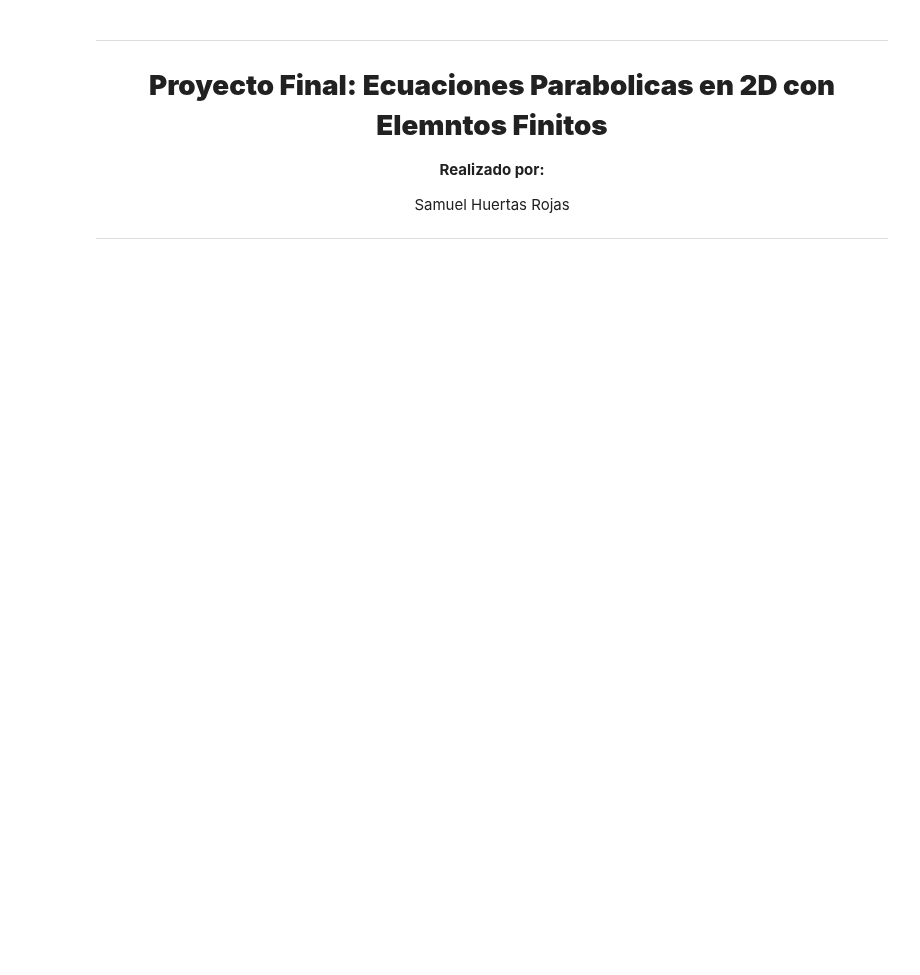
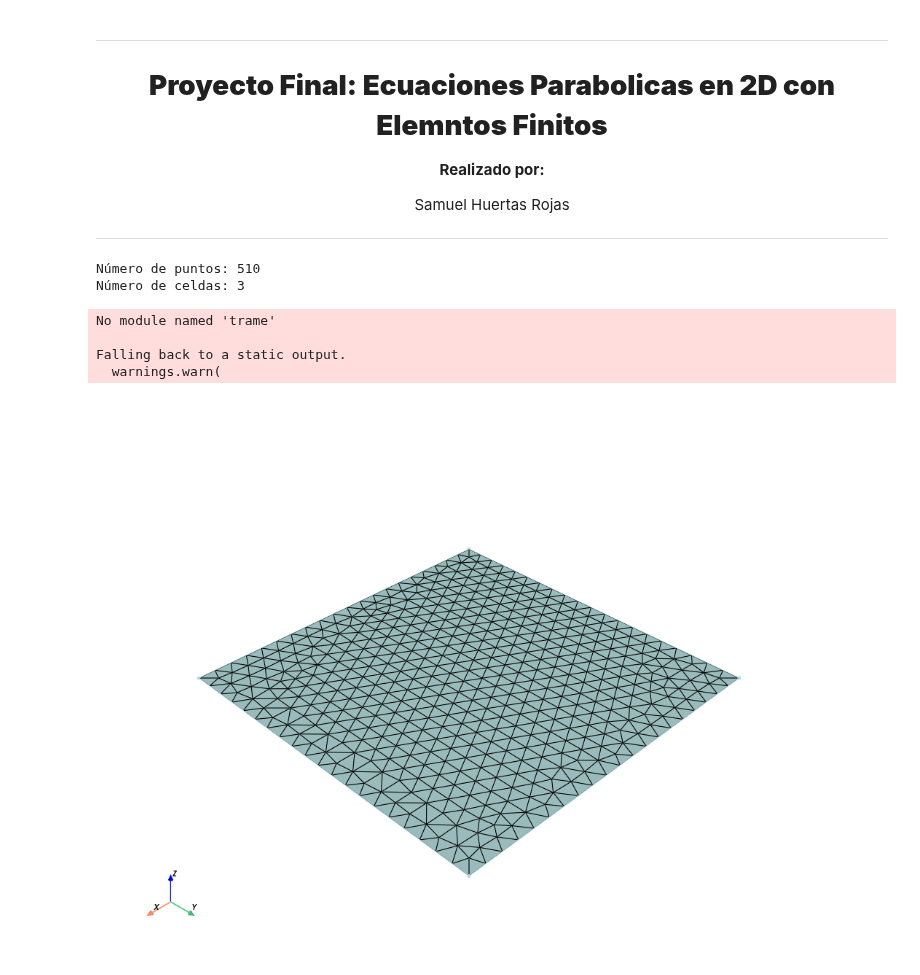
Before and after one commit to SamHuRo/solucion-numerica-de-EDP, a Jupyter notebook: Proyecto_Final/proyecto-final.ipynb, the cells around one changed output. Drawn from its saved outputs; the diff is of its cells as text; code cells hidden in the pictures; blank space fills up the shorter version.

```diff
--- a/Proyecto_Final/proyecto-final.ipynb
+++ b/Proyecto_Final/proyecto-final.ipynb
@@ -15 +28,43 @@ Samuel Huertas Rojas
+# %%
+with pygmsh.occ.Geometry() as geom:
+    geom.add_polygon(
+        [
+            [0.0, 0.0],
+            [0.0, 2],
+            [2, 2],
+            [2, 0.0],
+        ],
+        mesh_size=0.1,
+    )
+
+    # geom.characteristic_length_max = 0.1
+    # r = 0.5
+    # disks = [
+    #     geom.add_disk([-0.5 * cos(7 / 6 * pi), -0.25], 1.0),
+    #     geom.add_disk([+0.5 * cos(7 / 6 * pi), -0.25], 1.0),
+    #     geom.add_disk([0.0, 0.5], 1.0),
+    # ]
+    # geom.boolean_intersection(disks)
+
+    mesh = geom.generate_mesh()
+
+# Ver información del mallado
+print(f"Número de puntos: {len(mesh.points)}")
+print(f"Número de celdas: {len(mesh.cells)}")
+
+# Guardar o visualizar
+meshio.write("mesh.vtk", mesh)
+# %% [output]
+Número de puntos: 510
+Número de celdas: 3
+# %%
+# Visualizar con PyVista
+mesh_pv = pv.read("mesh.vtk")
+mesh_pv.plot(show_edges=True, color='lightblue', line_width=1)
+# %% [output]
+No module named 'trame'
+
+Falling back to a static output.
+  warnings.warn(
+[figure, added]
 # %%
```
Also changed, not shown: parts of 3 cells of this notebook, 7 other files.
